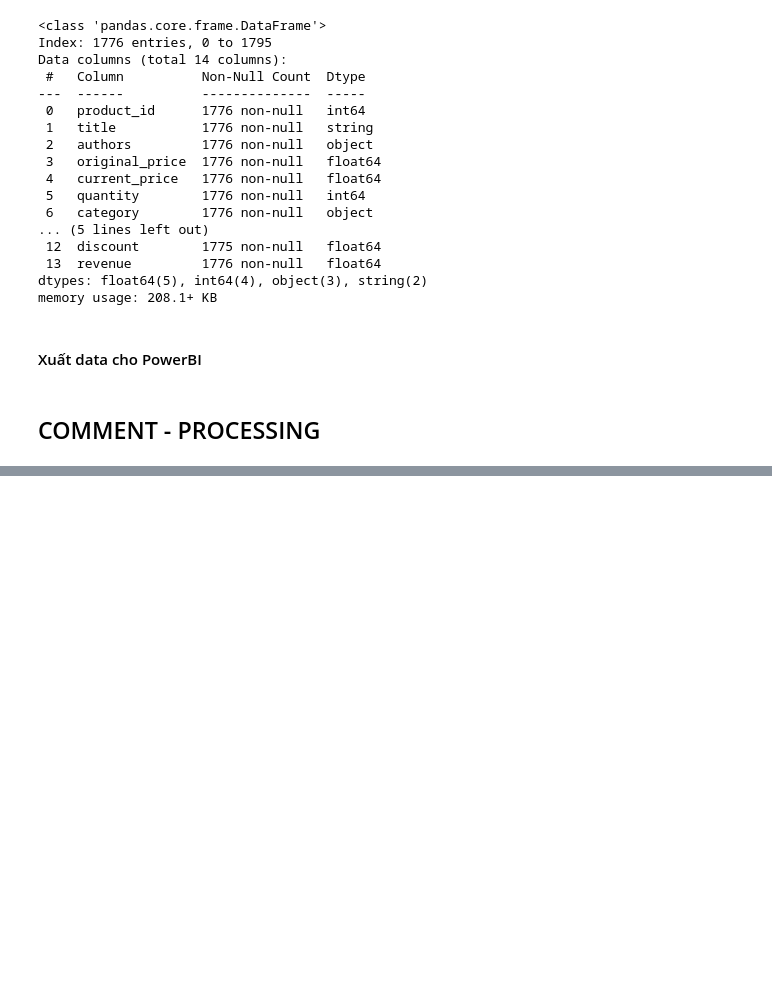
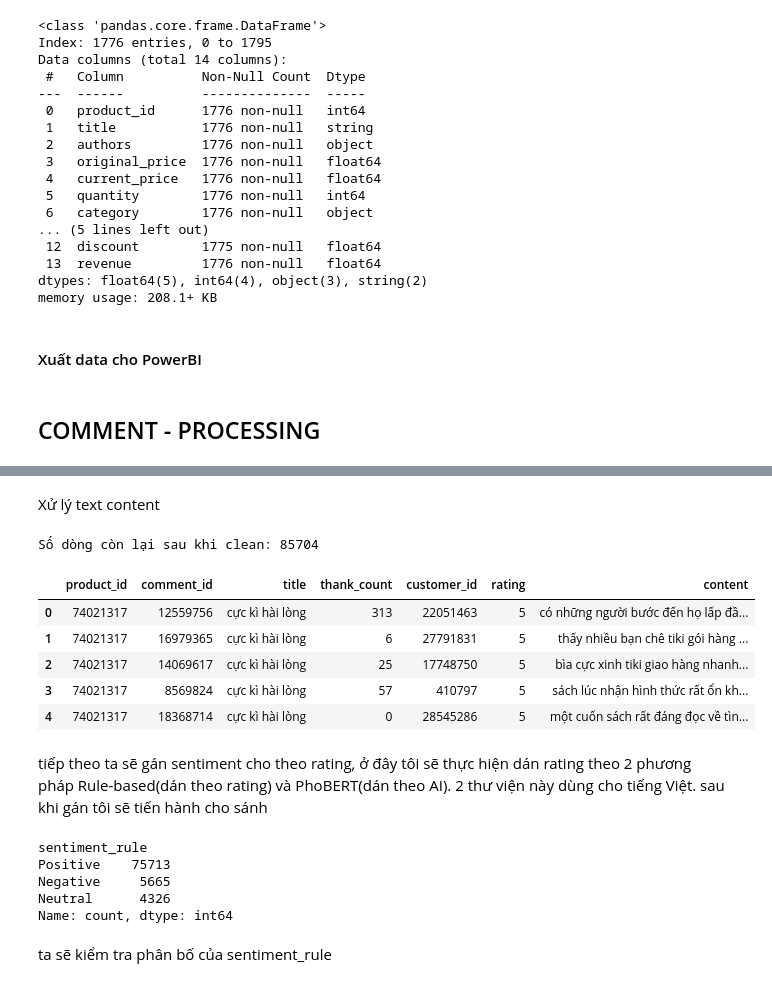
Before and after one commit to chgiabao04/cn-da22tta-chaugiabao-bookdata-machinelearning, a Jupyter notebook: src/processing.ipynb, the cells around one changed output, grey strips where cells are left out. Cells and saved outputs as stored; diff of their text form; code cells hidden in the pictures; blank space fills up the shorter version.

```diff
--- a/src/processing.ipynb
+++ b/src/processing.ipynb
@@ -497,0 +504,2 @@ book.to_csv("../data/book_data_cleaned_forPowerBI.csv", index=False, encoding='u
+# %%
+comment = comment.dropna(subset=['title', 'content'])
@@ -497,0 +535,2 @@ book.to_csv("../data/book_data_cleaned_forPowerBI.csv", index=False, encoding='u
+# %%
+comment = comment.drop_duplicates(subset=['comment_id'], keep='first')
@@ -497,0 +560,38 @@ book.to_csv("../data/book_data_cleaned_forPowerBI.csv", index=False, encoding='u
+# %%
+# 1. Loại bỏ khoảng trắng thừa đầu - cuối (strip)
+comment['title'] = comment['title'].astype(str).str.strip()
+comment['content'] = comment['content'].astype(str).str.strip()
+
+# 2. Lowercase
+comment['title'] = comment['title'].str.lower()
+comment['content'] = comment['content'].str.lower()
+
+# 3. Loại bỏ URL
+comment['content'] = comment['content'].apply(lambda x: re.sub(r'http\S+|www\.\S+', ' ', x))
+
+# 4. Loại bỏ ký tự đặc biệt nhưng **GIỮ dấu tiếng Việt**
+pattern = r'[^\w\sáàảãạăắằẳẵặâấầẩẫậéèẻẽẹêếềểễệ' \
+          r'íìỉĩịóòỏõọôốồổỗộơớờởỡợúùủũụưứừửữự' \
+          r'ýỳỷỹỵđ]'
+comment['content'] = comment['content'].apply(lambda x: re.sub(pattern, ' ', x))
+
+# 5. Gọn khoảng trắng giữa các từ
+comment['content'] = comment['content'].str.replace(r'\s+', ' ', regex=True).str.strip()
+
+# 6. Xóa dòng content rỗng sau khi clean
+comment = comment[comment['content'] != ""]
+# %% [markdown]
+Xử lý text content
+# %%
+print(f"Số dòng còn lại sau khi clean: {len(comment)}")
+comment.head()
+# %% [output]
+Số dòng còn lại sau khi clean: 85704
+|  | product_id | comment_id | title | thank_count | customer_id | rating | content |
+| 0 | 74021317 | 12559756 | cực kì hài lòng | 313 | 22051463 | 5 | có những người bước đến họ lấp đầ... |
+| 1 | 74021317 | 16979365 | cực kì hài lòng | 6 | 27791831 | 5 | thấy nhiều bạn chê tiki gói hàng ... |
+| 2 | 74021317 | 14069617 | cực kì hài lòng | 25 | 17748750 | 5 | bìa cực xinh tiki giao hàng nhanh... |
+| 3 | 74021317 | 8569824 | cực kì hài lòng | 57 | 410797 | 5 | sách lúc nhận hình thức rất ổn kh... |
+| 4 | 74021317 | 18368714 | cực kì hài lòng | 0 | 28545286 | 5 | một cuốn sách rất đáng đọc về tìn... |
+# %% [markdown]
+tiếp theo ta sẽ gán sentiment cho theo rating, ở đây tôi sẽ thực hiện dán rating theo 2 phương pháp Rule-based(dán theo rating) và PhoBERT(dán theo AI). 2 thư viện này dùng cho tiếng Việt. sau khi gán tôi sẽ tiến hành cho sánh
@@ -497,0 +608,10 @@ book.to_csv("../data/book_data_cleaned_forPowerBI.csv", index=False, encoding='u
+# %%
+comment["sentiment_rule"].value_counts()
+# %% [output]
+sentiment_rule
+Positive    75713
+Negative     5665
+Neutral      4326
+Name: count, dtype: int64
+# %% [markdown]
+ta sẽ kiểm tra phân bố của sentiment_rule
```
Also changed, not shown: parts of 26 cells of this notebook.
